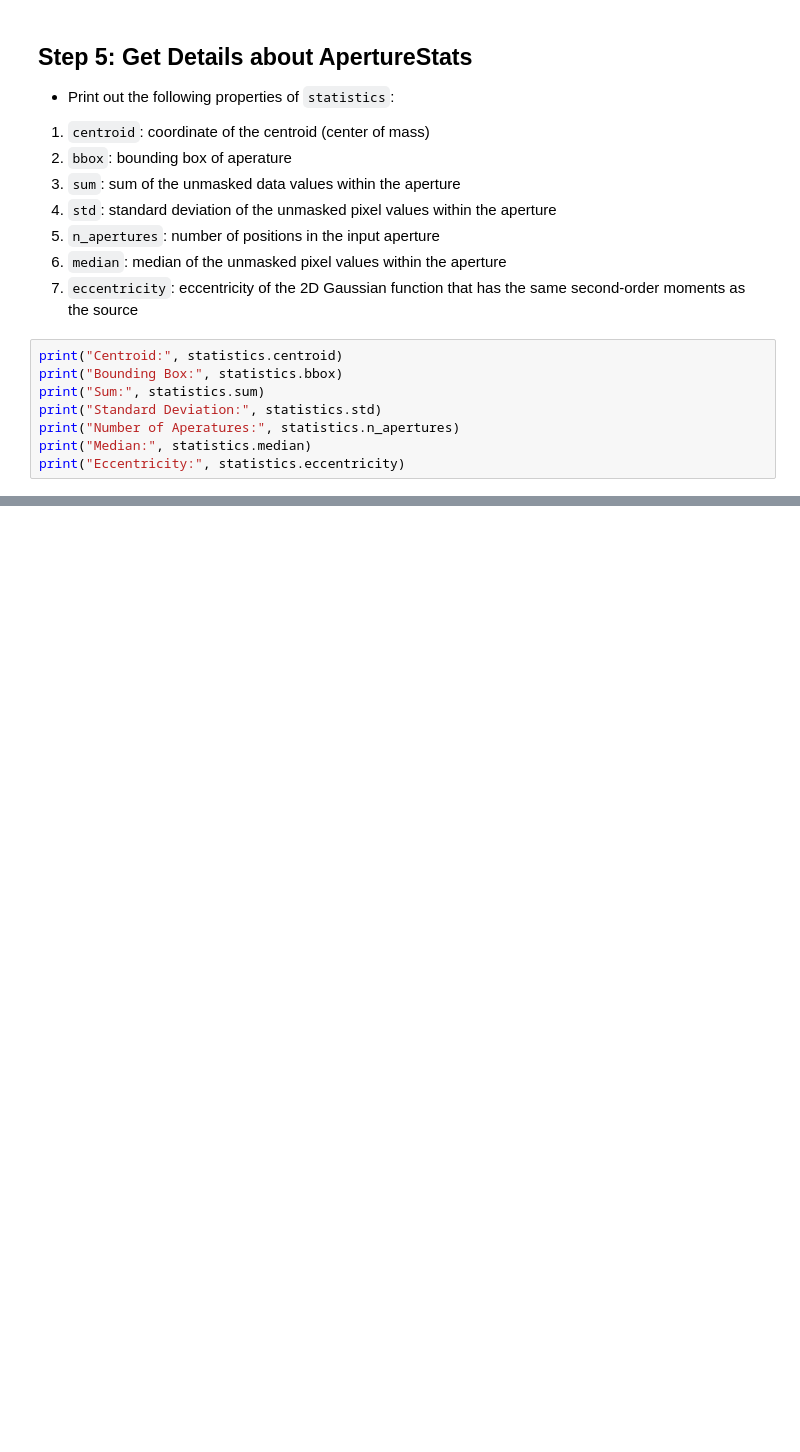
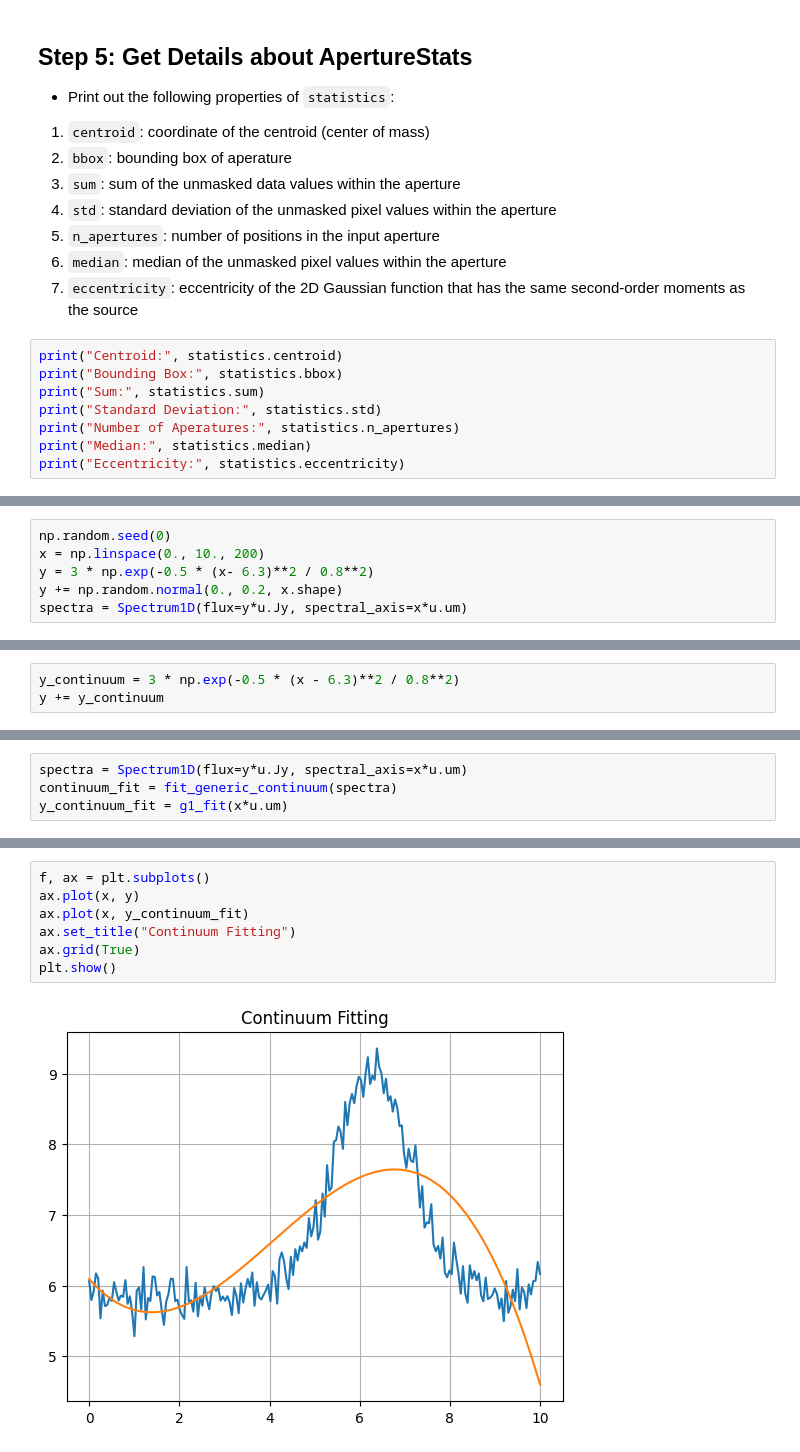
Before and after one commit to ANG13T/python-for-aerospace, a Jupyter notebook: Chapter 3 - Aerospace Libraries and File Formats/solutions/Lesson_4_Solutions.ipynb, the cells around one changed output, grey strips where cells are left out. Drawn from its saved outputs; the diff is of its cells as text; blank space fills up the shorter version.

```diff
--- a/Chapter 3 - Aerospace Libraries and File Formats/solutions/Lesson_4_Solutions.ipynb
+++ b/Chapter 3 - Aerospace Libraries and File Formats/solutions/Lesson_4_Solutions.ipynb
@@ -70,0 +96,6 @@ print("Eccentricity:", statistics.eccentricity)
+# %%
+np.random.seed(0)
+x = np.linspace(0., 10., 200)
+y = 3 * np.exp(-0.5 * (x- 6.3)**2 / 0.8**2)
+y += np.random.normal(0., 0.2, x.shape)
+spectra = Spectrum1D(flux=y*u.Jy, spectral_axis=x*u.um)
@@ -70,0 +104,3 @@ print("Eccentricity:", statistics.eccentricity)
+# %%
+y_continuum = 3 * np.exp(-0.5 * (x - 6.3)**2 / 0.8**2)
+y += y_continuum
@@ -70,0 +114,4 @@ print("Eccentricity:", statistics.eccentricity)
+# %%
+spectra = Spectrum1D(flux=y*u.Jy, spectral_axis=x*u.um)
+continuum_fit = fit_generic_continuum(spectra)
+y_continuum_fit = g1_fit(x*u.um)
@@ -70,0 +125,9 @@ print("Eccentricity:", statistics.eccentricity)
+# %%
+f, ax = plt.subplots()
+ax.plot(x, y)
+ax.plot(x, y_continuum_fit)
+ax.set_title("Continuum Fitting")
+ax.grid(True)
+plt.show()
+# %% [output]
+[figure, added]
```
Also changed, not shown: parts of 7 cells of this notebook.
